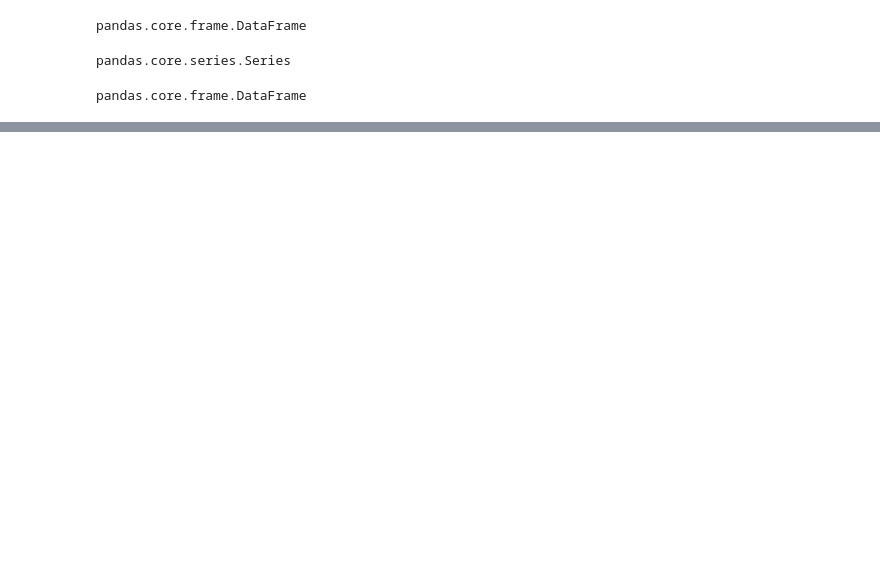
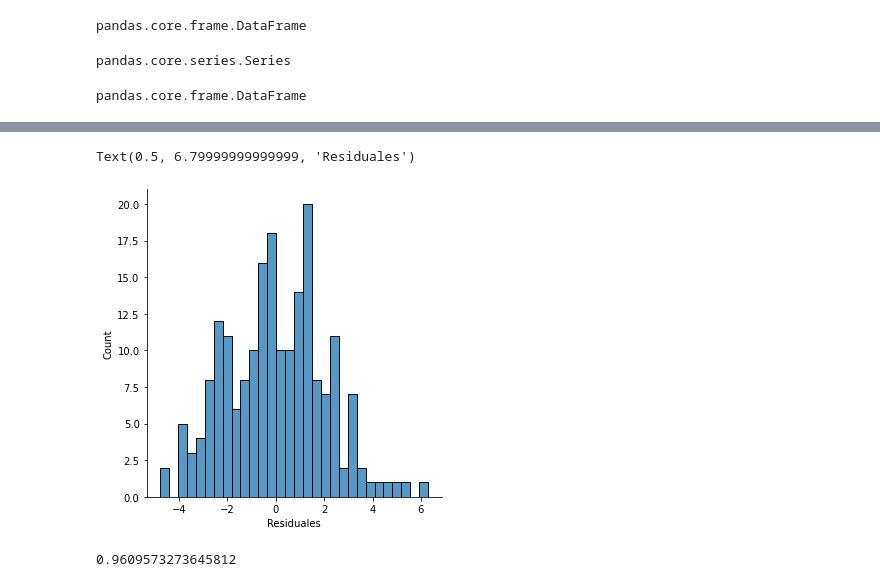
Before and after one commit to rogive/DataScience-Makeitreal, a Jupyter notebook: jupyter_numpy/Introduccion a feature Engineering.ipynb, the cells around one changed output, grey strips where cells are left out. Saved outputs shown, nothing was run; the diff lists cells and outputs as text; code cells hidden in the pictures; blank space fills up the shorter version.

```diff
--- a/jupyter_numpy/Introduccion a feature Engineering.ipynb
+++ b/jupyter_numpy/Introduccion a feature Engineering.ipynb
@@ -543,0 +623,6 @@ pandas.core.frame.DataFrame
+# %%
+sns.displot(residulas, bins=30)
+plt.xlabel('Residuales')
+# %% [output]
+Text(0.5, 6.79999999999999, 'Residuales')
+[figure, added]
@@ -543,0 +633,4 @@ pandas.core.frame.DataFrame
+# %%
+r2_score(df5['y'], predictions)
+# %% [output]
+0.9609573273645812
```
Also changed, not shown: parts of 132 cells of this notebook, 4 other files.
